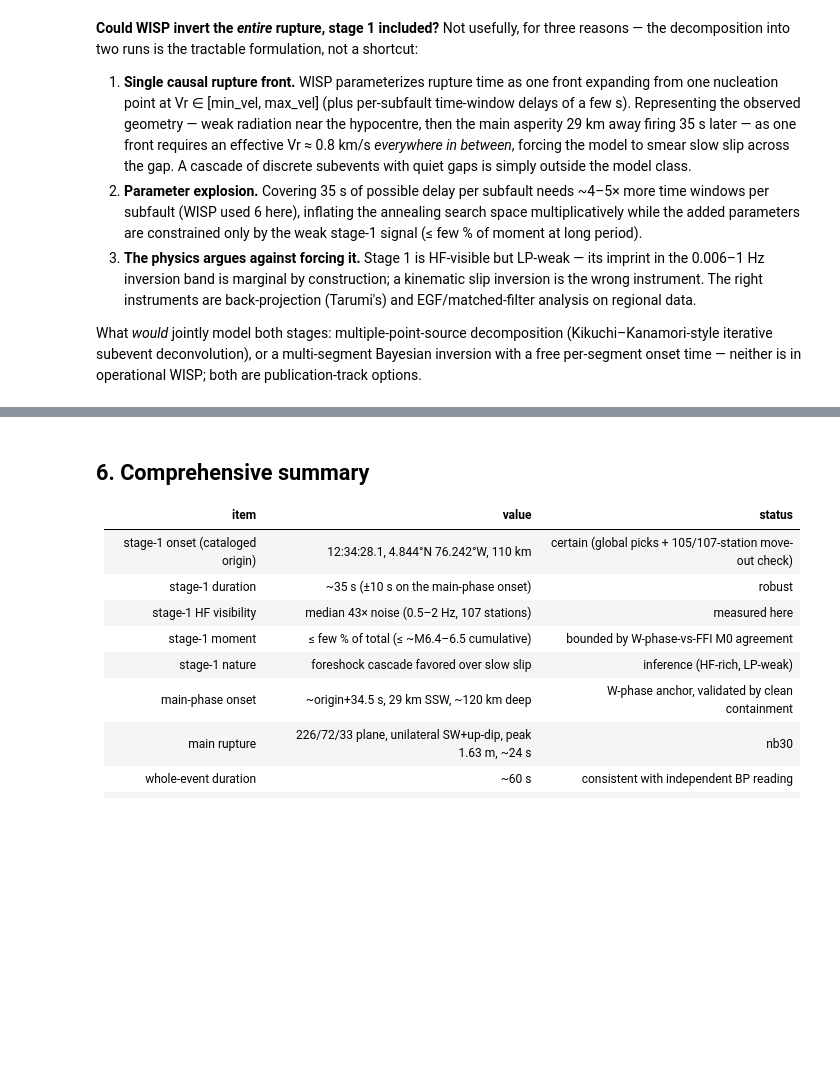
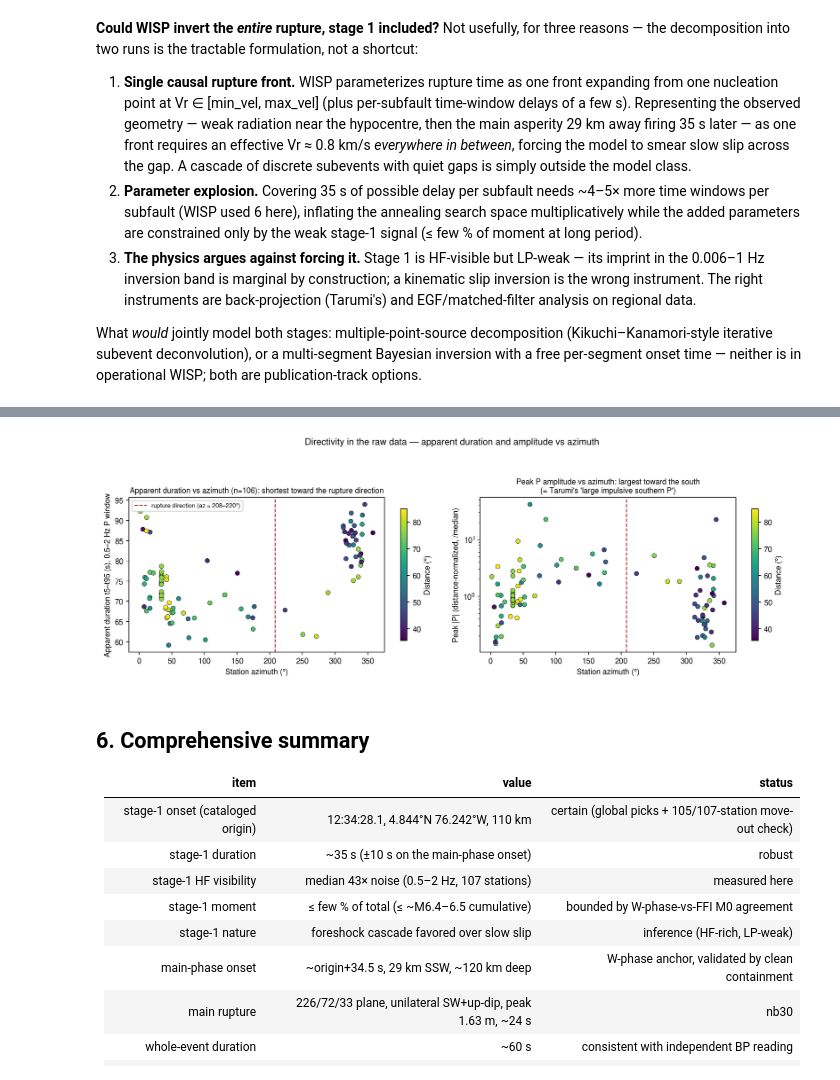
Before and after one commit to seismoseo/teleseismic-mt-ffi-pipeline, a Jupyter notebook: notebooks/31_colombia_two_stage_nucleation.ipynb, the cells around one changed output, grey strips where cells are left out. Cells and saved outputs as stored; diff of their text form; code cells hidden in the pictures; blank space fills up the shorter version.

```diff
--- a/notebooks/31_colombia_two_stage_nucleation.ipynb
+++ b/notebooks/31_colombia_two_stage_nucleation.ipynb
@@ -139,3 +151,7 @@ What *would* jointly model both stages: multiple-point-source decomposition (Kik
+# %%
+display(Image(os.path.join(B,'event_2026_colombia/fig_colombia_azimuthal_directivity.png')))
+# %% [output]
+[figure, added]
 # %% [markdown]
 ## 6. Comprehensive summary
 
```
Also changed, not shown: parts of 1 cell of this notebook, 1 other file.
